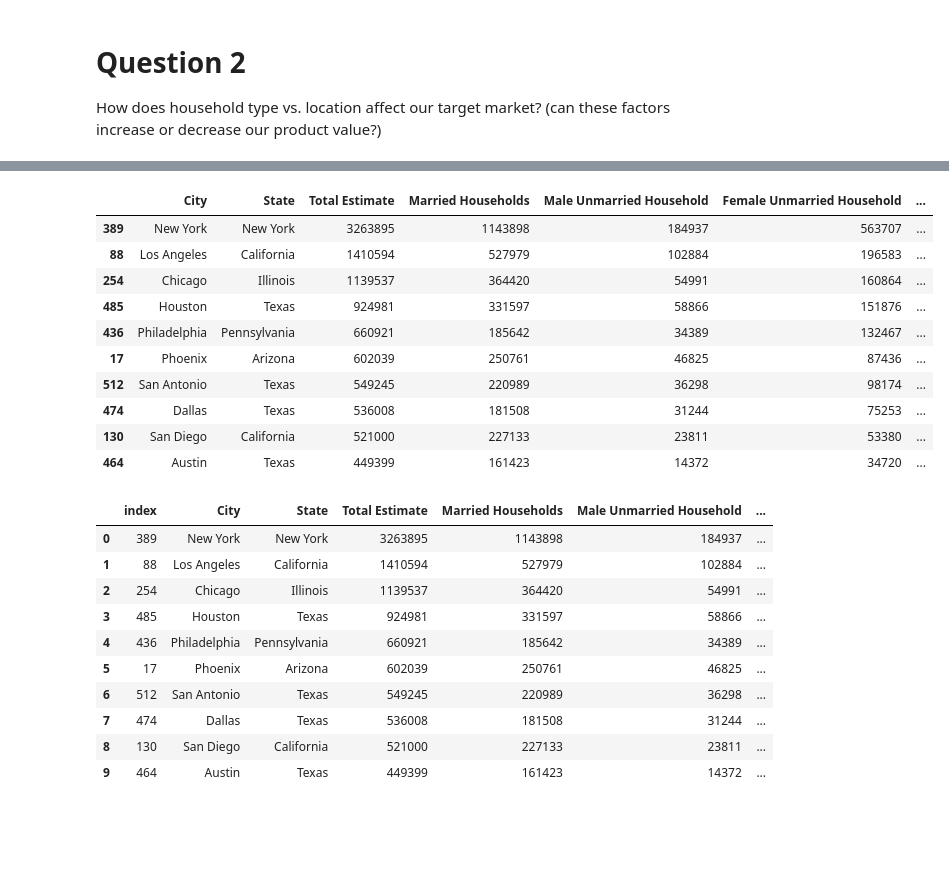
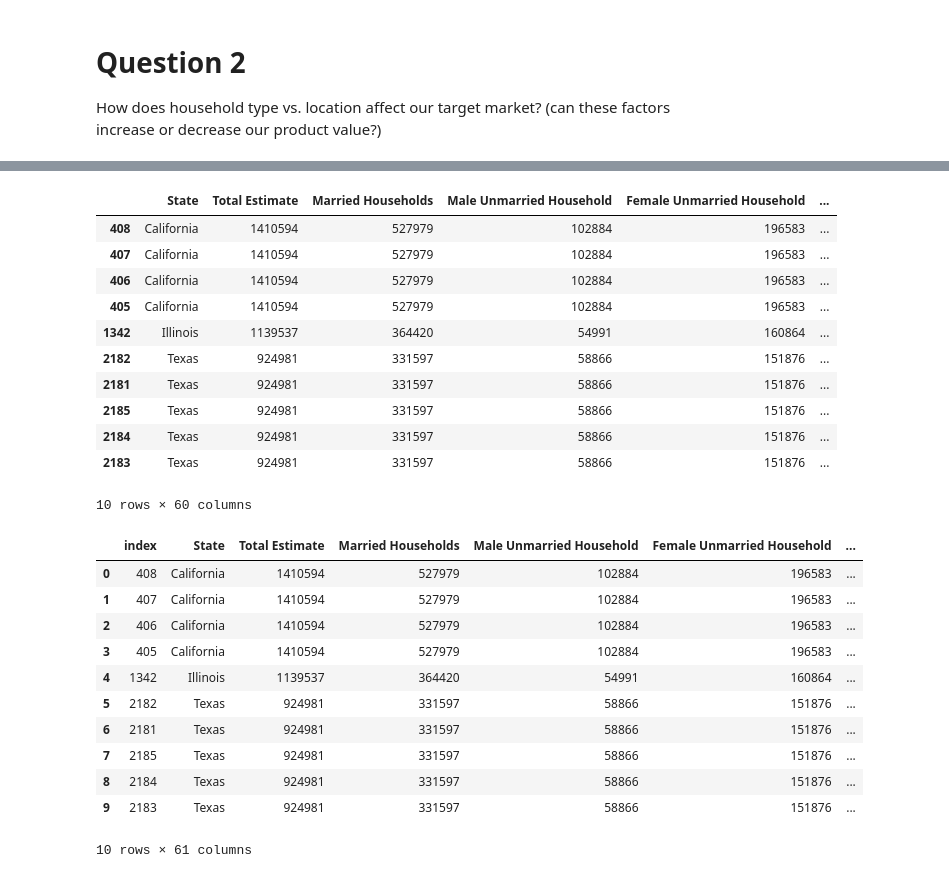
Before and after one commit to nburwick/project-1, a Jupyter notebook: Jupyter Notebooks/Question 2- US Household- Kellys Version.ipynb, the cells around one changed output, grey strips where cells are left out. Saved outputs shown, nothing was run; the diff lists cells and outputs as text; code cells hidden in the pictures; blank space fills up the shorter version.

```diff
--- a/Jupyter Notebooks/Question 2- US Household- Kellys Version.ipynb
+++ b/Jupyter Notebooks/Question 2- US Household- Kellys Version.ipynb
@@ -30,0 +12,4 @@ US_Households_df
+# %%
+# Read CSV file, label it 'df1'
+df1 = pd.read_csv(os.path.join("../Outputs/US_Census_Households.csv"), delimiter =',', index_col=0,)
+df1
@@ -30,0 +31,6 @@ US_Households_df
+# %%
+# Read the next CSV file, label it 'df2', and then merge df1 and df2
+df2 =  pd.read_csv(os.path.join("../Outputs/Main_Data_Set_Cleaned.csv"),delimiter =',', )
+df2
+df_merge = pd.merge(df1, df2, how= 'outer', indicator=True)
+df_merge
@@ -31,33 +51,37 @@ US_Households_df
 # %%
 # Sort the data in descending order to determine the cities with the highest total estimated households
+# Drop null values
 # display the top 10 cities to consider
-descend_data=US_Households_df.sort_values('Total Estimate', ascending= False)
+descend_data=df_merge.sort_values('Total Estimate', ascending= False)
+descend_data.dropna(axis=0, how='any', inplace=True)
 descend_data.head(10)
 # %% [output]
-|  | City | State | Total Estimate | Married Households | Male Unmarried Household | Female Unmarried Household | ... |
-| 389 | New York | New York | 3263895 | 1143898 | 184937 | 563707 | ... |
-| 88 | Los Angeles | California | 1410594 | 527979 | 102884 | 196583 | ... |
-| 254 | Chicago | Illinois | 1139537 | 364420 | 54991 | 160864 | ... |
-| 485 | Houston | Texas | 924981 | 331597 | 58866 | 151876 | ... |
-| 436 | Philadelphia | Pennsylvania | 660921 | 185642 | 34389 | 132467 | ... |
-| 17 | Phoenix | Arizona | 602039 | 250761 | 46825 | 87436 | ... |
-| 512 | San Antonio | Texas | 549245 | 220989 | 36298 | 98174 | ... |
-| 474 | Dallas | Texas | 536008 | 181508 | 31244 | 75253 | ... |
-| 130 | San Diego | California | 521000 | 227133 | 23811 | 53380 | ... |
-| 464 | Austin | Texas | 449399 | 161423 | 14372 | 34720 | ... |
+|  | State | Total Estimate | Married Households | Male Unmarried Household | Female Unmarried Household | ... |
+| 408 | California | 1410594 | 527979 | 102884 | 196583 | ... |
+| 407 | California | 1410594 | 527979 | 102884 | 196583 | ... |
+| 406 | California | 1410594 | 527979 | 102884 | 196583 | ... |
+| 405 | California | 1410594 | 527979 | 102884 | 196583 | ... |
+| 1342 | Illinois | 1139537 | 364420 | 54991 | 160864 | ... |
+| 2182 | Texas | 924981 | 331597 | 58866 | 151876 | ... |
+| 2181 | Texas | 924981 | 331597 | 58866 | 151876 | ... |
+| 2185 | Texas | 924981 | 331597 | 58866 | 151876 | ... |
+| 2184 | Texas | 924981 | 331597 | 58866 | 151876 | ... |
+| 2183 | Texas | 924981 | 331597 | 58866 | 151876 | ... |
+10 rows × 60 columns
 # %%
 # create a dataframe that only looks at the top 10 cities (based off of 'Total Estimate')
 top10_df= descend_data.iloc[:10]
 top10_df.reset_index()
 # %% [output]
-|  | index | City | State | Total Estimate | Married Households | Male Unmarried Household | ... |
-| 0 | 389 | New York | New York | 3263895 | 1143898 | 184937 | ... |
-| 1 | 88 | Los Angeles | California | 1410594 | 527979 | 102884 | ... |
-| 2 | 254 | Chicago | Illinois | 1139537 | 364420 | 54991 | ... |
-| 3 | 485 | Houston | Texas | 924981 | 331597 | 58866 | ... |
-| 4 | 436 | Philadelphia | Pennsylvania | 660921 | 185642 | 34389 | ... |
-| 5 | 17 | Phoenix | Arizona | 602039 | 250761 | 46825 | ... |
-| 6 | 512 | San Antonio | Texas | 549245 | 220989 | 36298 | ... |
-| 7 | 474 | Dallas | Texas | 536008 | 181508 | 31244 | ... |
-| 8 | 130 | San Diego | California | 521000 | 227133 | 23811 | ... |
-| 9 | 464 | Austin | Texas | 449399 | 161423 | 14372 | ... |
+|  | index | State | Total Estimate | Married Households | Male Unmarried Household | Female Unmarried Household | ... |
+| 0 | 408 | California | 1410594 | 527979 | 102884 | 196583 | ... |
+| 1 | 407 | California | 1410594 | 527979 | 102884 | 196583 | ... |
+| 2 | 406 | California | 1410594 | 527979 | 102884 | 196583 | ... |
+| 3 | 405 | California | 1410594 | 527979 | 102884 | 196583 | ... |
+| 4 | 1342 | Illinois | 1139537 | 364420 | 54991 | 160864 | ... |
+| 5 | 2182 | Texas | 924981 | 331597 | 58866 | 151876 | ... |
+| 6 | 2181 | Texas | 924981 | 331597 | 58866 | 151876 | ... |
+| 7 | 2185 | Texas | 924981 | 331597 | 58866 | 151876 | ... |
+| 8 | 2184 | Texas | 924981 | 331597 | 58866 | 151876 | ... |
+| 9 | 2183 | Texas | 924981 | 331597 | 58866 | 151876 | ... |
+10 rows × 61 columns
```
Also changed, not shown: parts of 12 cells of this notebook.
